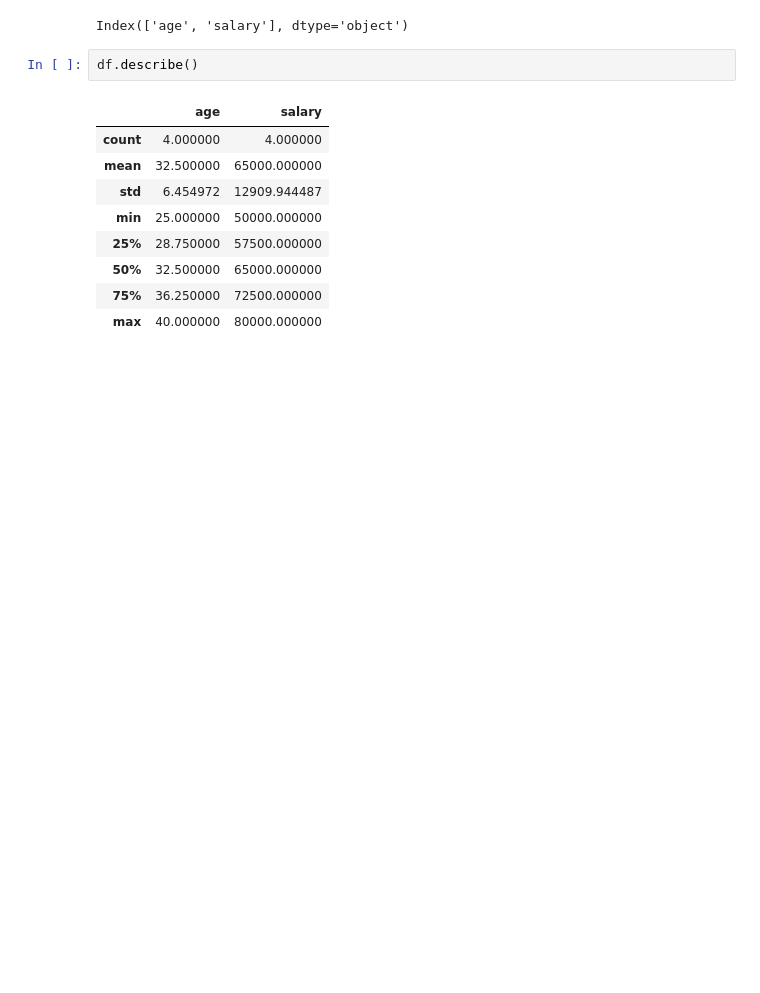
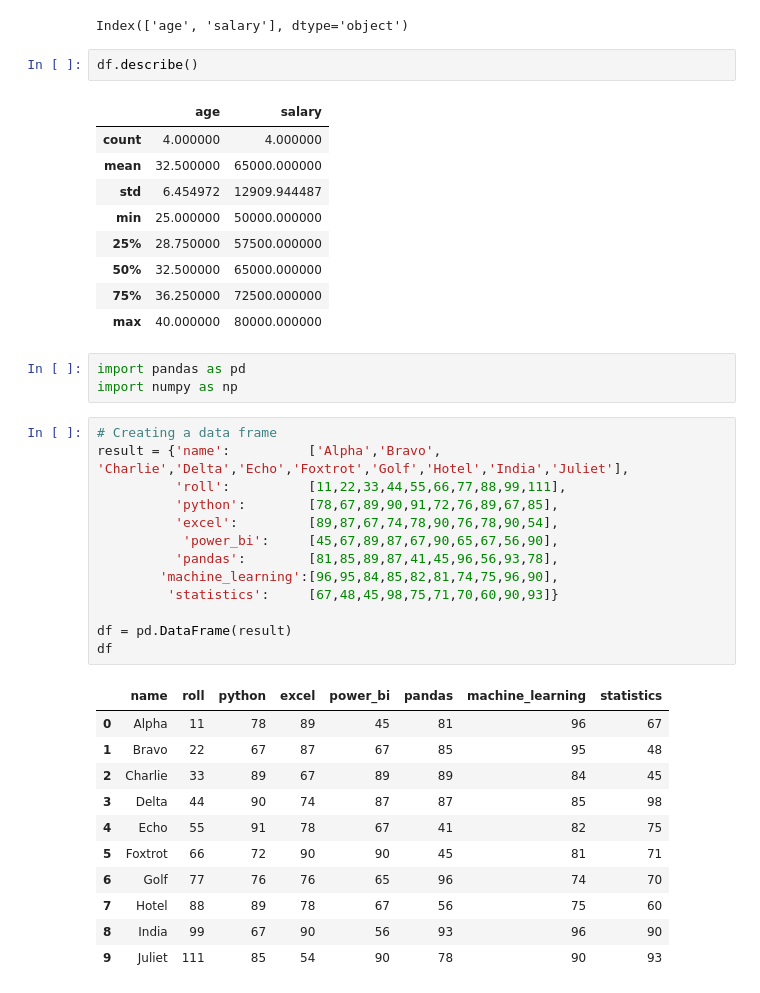
Before and after one commit to AliHasan06/Data-Science, a Jupyter notebook: my code/week 4/week 4 day 4.ipynb, the cells around one changed output. Saved outputs shown, nothing was run; the diff lists cells and outputs as text; blank space fills up the shorter version.

```diff
--- a/my code/week 4/week 4 day 4.ipynb
+++ b/my code/week 4/week 4 day 4.ipynb
@@ -65,3 +65,31 @@ df.describe()
 | 50% | 32.500000 | 65000.000000 |
 | 75% | 36.250000 | 72500.000000 |
 | max | 40.000000 | 80000.000000 |
+# %%
+import pandas as pd
+import numpy as np
+# %%
+# Creating a data frame
+result = {'name':          ['Alpha','Bravo', 'Charlie','Delta','Echo','Foxtrot','Golf','Hotel','India','Juliet'],
+          'roll':          [11,22,33,44,55,66,77,88,99,111],
+          'python':        [78,67,89,90,91,72,76,89,67,85],
+          'excel':         [89,87,67,74,78,90,76,78,90,54],
+           'power_bi':     [45,67,89,87,67,90,65,67,56,90],
+          'pandas':        [81,85,89,87,41,45,96,56,93,78],
+        'machine_learning':[96,95,84,85,82,81,74,75,96,90],
+         'statistics':     [67,48,45,98,75,71,70,60,90,93]}
+
+df = pd.DataFrame(result)
+df
+# %% [output]
+|  | name | roll | python | excel | power_bi | pandas | machine_learning | statistics |
+| 0 | Alpha | 11 | 78 | 89 | 45 | 81 | 96 | 67 |
+| 1 | Bravo | 22 | 67 | 87 | 67 | 85 | 95 | 48 |
+| 2 | Charlie | 33 | 89 | 67 | 89 | 89 | 84 | 45 |
+| 3 | Delta | 44 | 90 | 74 | 87 | 87 | 85 | 98 |
+| 4 | Echo | 55 | 91 | 78 | 67 | 41 | 82 | 75 |
+| 5 | Foxtrot | 66 | 72 | 90 | 90 | 45 | 81 | 71 |
+| 6 | Golf | 77 | 76 | 76 | 65 | 96 | 74 | 70 |
+| 7 | Hotel | 88 | 89 | 78 | 67 | 56 | 75 | 60 |
+| 8 | India | 99 | 67 | 90 | 56 | 93 | 96 | 90 |
+| 9 | Juliet | 111 | 85 | 54 | 90 | 78 | 90 | 93 |
```
Also changed, not shown: parts of 8 cells of this notebook.
